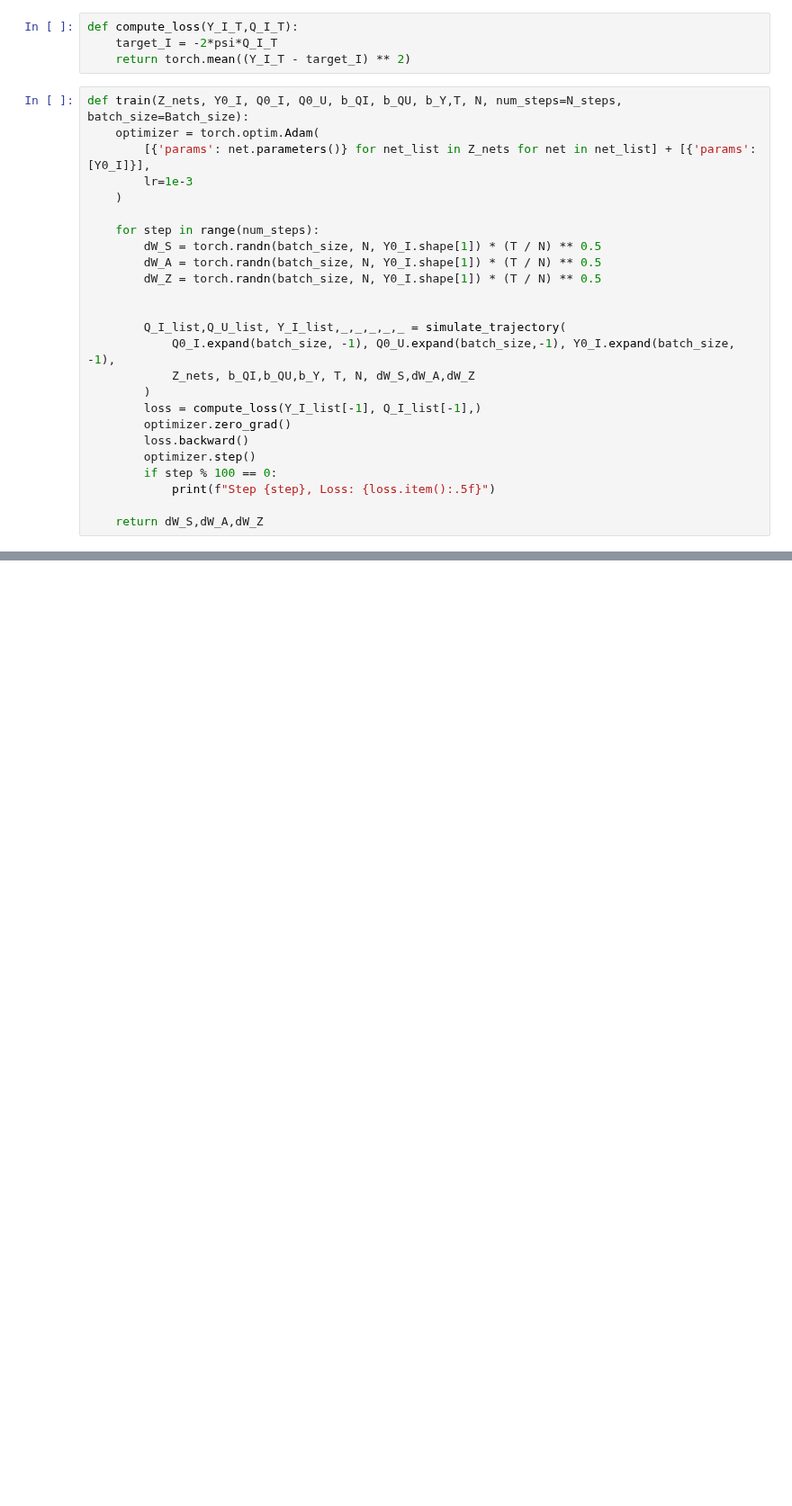
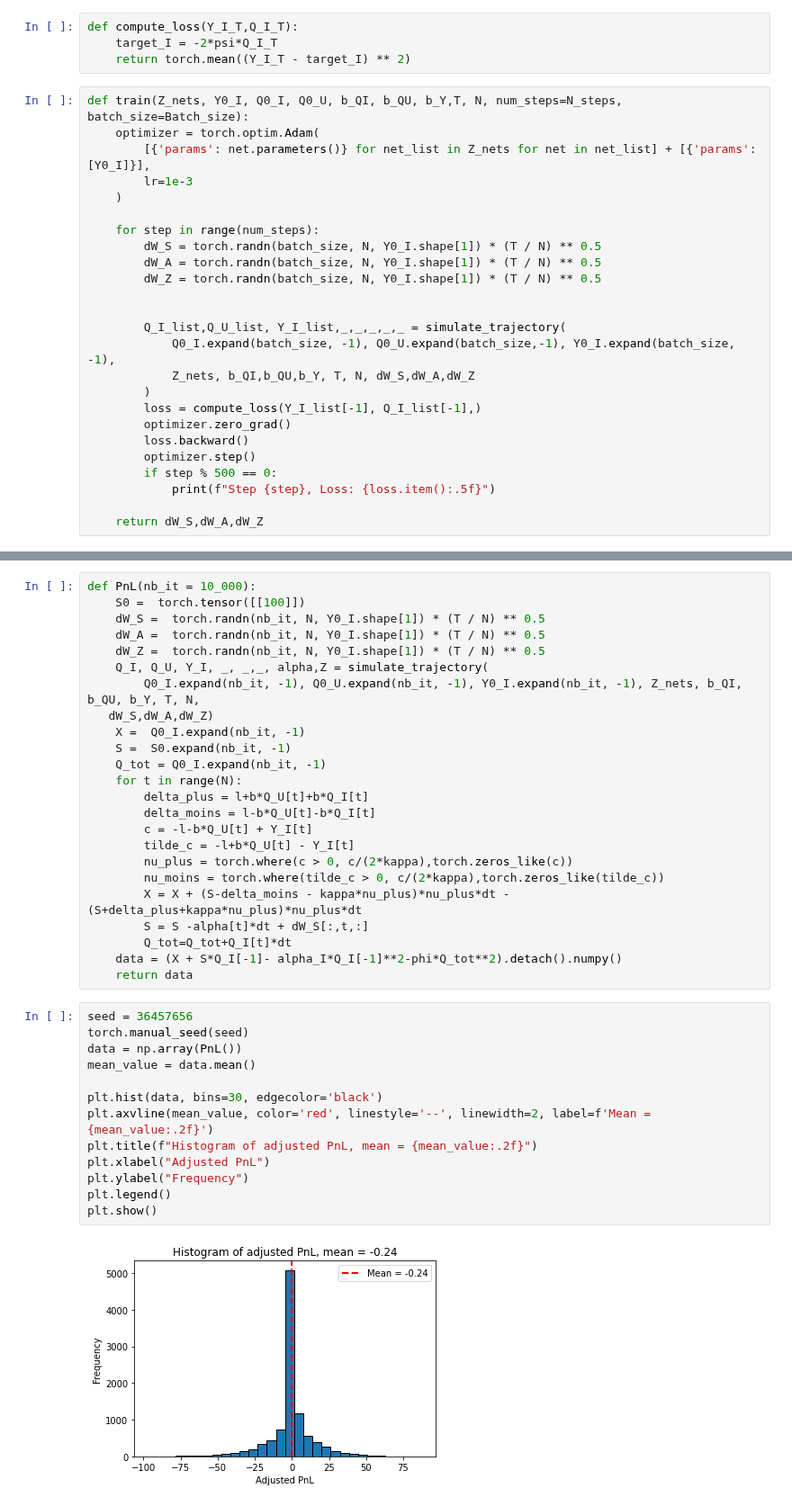
Before and after one commit to AdrienMathieu-eng/Nash-Equilibrium-, a Jupyter notebook: non_linear_BSDE.ipynb, the cells around one changed output, grey strips where cells are left out. Shown at 90% size. Saved outputs shown, nothing was run; the diff lists cells and outputs as text; blank space fills up the shorter version.

```diff
--- a/non_linear_BSDE.ipynb
+++ b/non_linear_BSDE.ipynb
@@ -102,7 +109,7 @@ def train(Z_nets, Y0_I, Q0_I, Q0_U, b_QI, b_QU, b_Y,T, N, num_steps=N_steps, bat
         optimizer.zero_grad()
         loss.backward()
         optimizer.step()
-        if step % 100 == 0:
+        if step % 500 == 0:
             print(f"Step {step}, Loss: {loss.item():.5f}")
 
     return dW_S,dW_A,dW_Z
@@ -296,0 +330,39 @@ plot_after_training()
+# %%
+def PnL(nb_it = 10_000):
+    S0 =  torch.tensor([[100]])
+    dW_S =  torch.randn(nb_it, N, Y0_I.shape[1]) * (T / N) ** 0.5
+    dW_A =  torch.randn(nb_it, N, Y0_I.shape[1]) * (T / N) ** 0.5
+    dW_Z =  torch.randn(nb_it, N, Y0_I.shape[1]) * (T / N) ** 0.5
+    Q_I, Q_U, Y_I, _, _,_, alpha,Z = simulate_trajectory(
+        Q0_I.expand(nb_it, -1), Q0_U.expand(nb_it, -1), Y0_I.expand(nb_it, -1), Z_nets, b_QI, b_QU, b_Y, T, N,
+   dW_S,dW_A,dW_Z)
+    X =  Q0_I.expand(nb_it, -1)
+    S =  S0.expand(nb_it, -1)
+    Q_tot = Q0_I.expand(nb_it, -1)
+    for t in range(N):
+        delta_plus = l+b*Q_U[t]+b*Q_I[t]
+        delta_moins = l-b*Q_U[t]-b*Q_I[t]
+        c = -l-b*Q_U[t] + Y_I[t]
+        tilde_c = -l+b*Q_U[t] - Y_I[t]
+        nu_plus = torch.where(c > 0, c/(2*kappa),torch.zeros_like(c))
+        nu_moins = torch.where(tilde_c > 0, c/(2*kappa),torch.zeros_like(tilde_c))
+        X = X + (S-delta_moins - kappa*nu_plus)*nu_plus*dt - (S+delta_plus+kappa*nu_plus)*nu_plus*dt
+        S = S -alpha[t]*dt + dW_S[:,t,:]
+        Q_tot=Q_tot+Q_I[t]*dt
+    data = (X + S*Q_I[-1]- alpha_I*Q_I[-1]**2-phi*Q_tot**2).detach().numpy()
+    return data
+# %%
+seed = 36457656
+torch.manual_seed(seed)
+data = np.array(PnL())
+mean_value = data.mean()
+
+plt.hist(data, bins=30, edgecolor='black')
+plt.axvline(mean_value, color='red', linestyle='--', linewidth=2, label=f'Mean = {mean_value:.2f}')
+plt.title(f"Histogram of adjusted PnL, mean = {mean_value:.2f}")
+plt.xlabel("Adjusted PnL")
+plt.ylabel("Frequency")
+plt.legend()
+plt.show()
+# %% [output]
+[figure, added]
```
Also changed, not shown: parts of 6 cells of this notebook.
